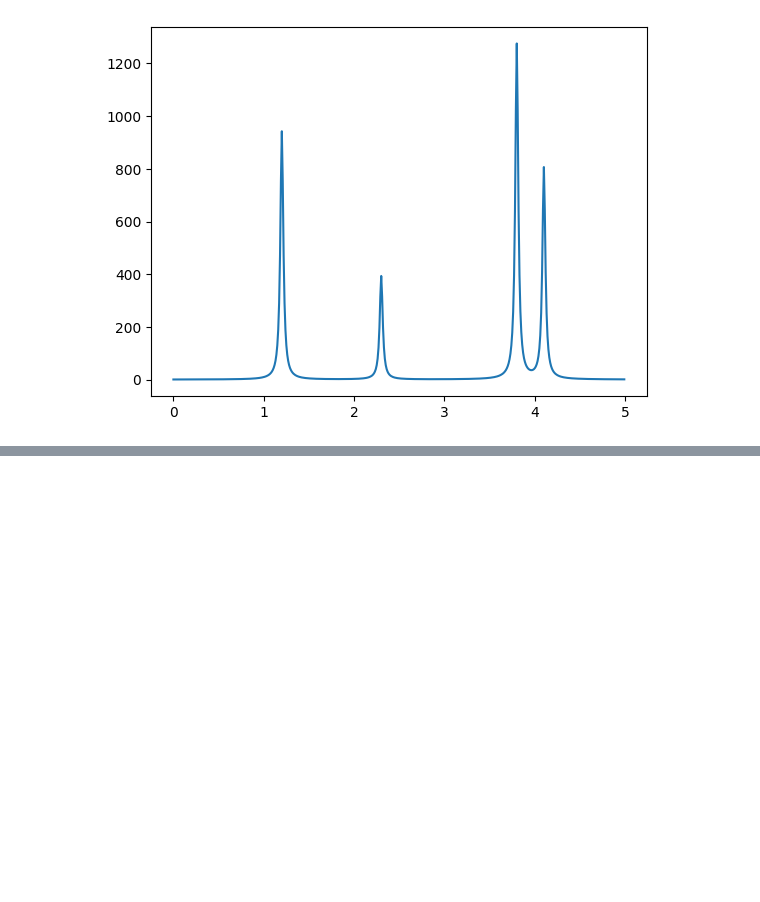
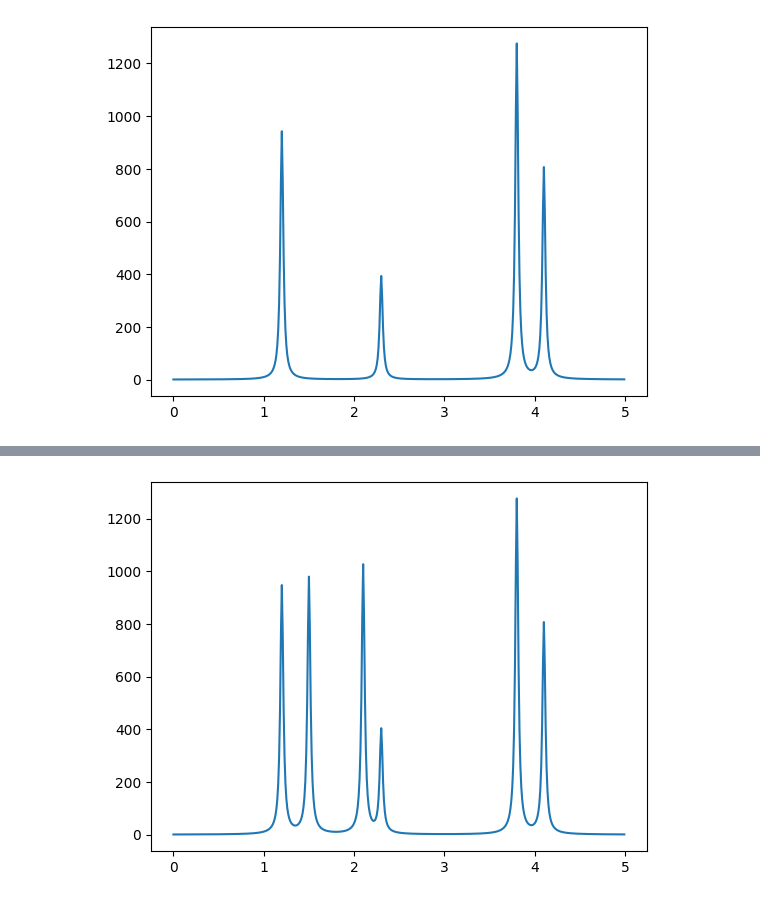
Before and after one commit to aki-ph-chem/diatomic_simulator, a Jupyter notebook: lorentz_width.ipynb, the cells around one changed output, grey strips where cells are left out. Cells and saved outputs as stored; diff of their text form; code cells hidden in the pictures; blank space fills up the shorter version.

Commit message:
add Lorentz width 2

```diff
--- a/lorentz_width.ipynb
+++ b/lorentz_width.ipynb
@@ -21,0 +24,11 @@ plt.show()
+# %%
+import pandas as pd
+import matplotlib.pyplot as plt
+
+df_csv = pd.read_csv("lorentz_width_test_2.csv", header = None, names = ["x", "y"])
+data_x, data_y = df_csv["x"], df_csv["y"]
+
+plt.plot(data_x, data_y)
+plt.show()
+# %% [output]
+[figure, added]
```
Also changed, not shown: parts of 3 cells of this notebook, 3 other files.
